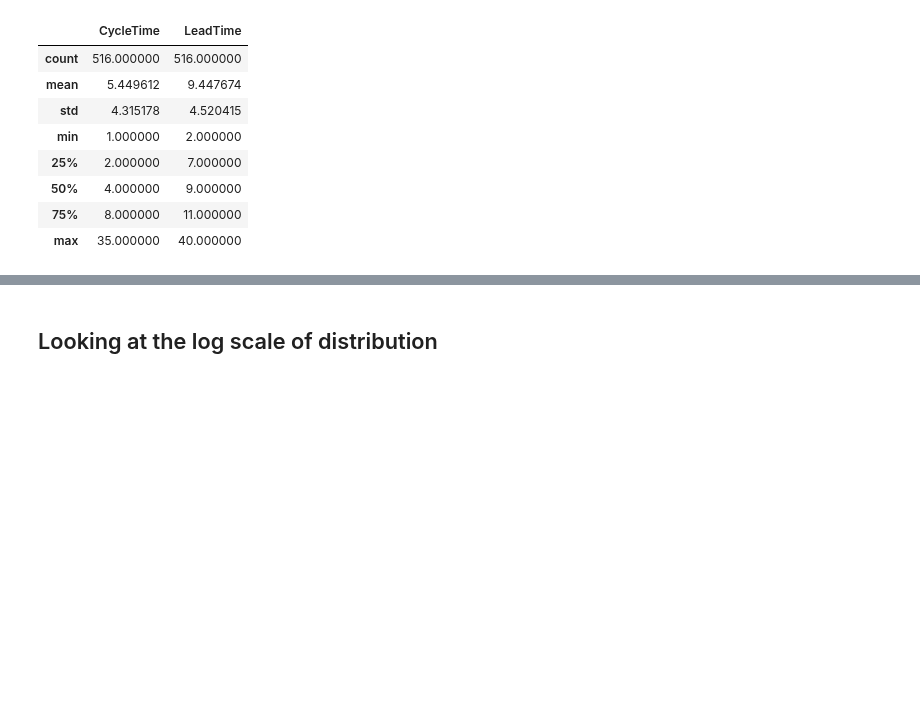
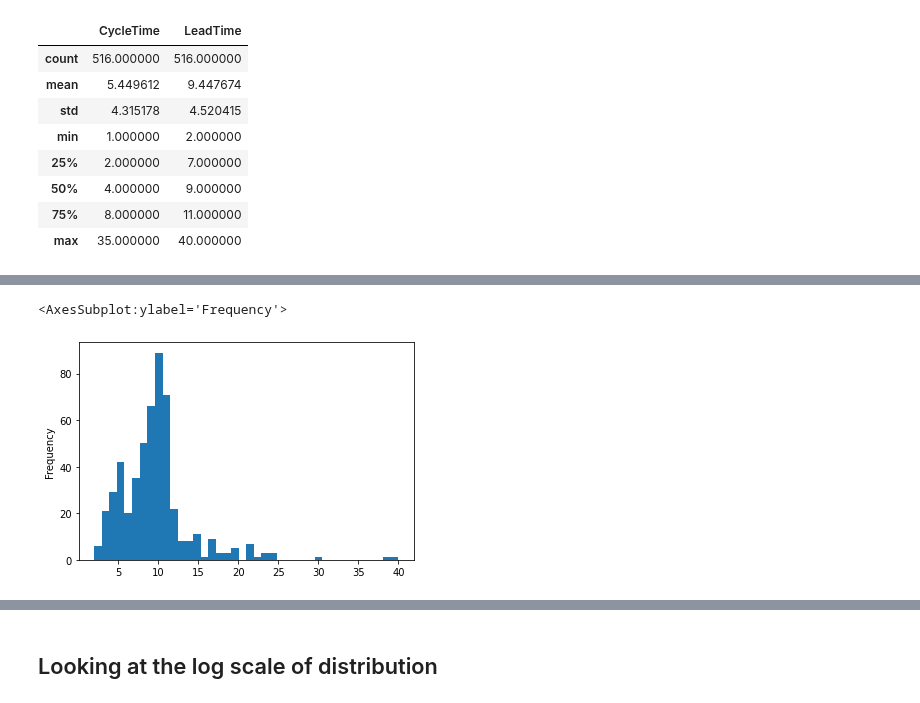
Before and after one commit to zkavtaskin/Lead-Time-Driven-Delivery-Simulation, a Jupyter notebook: Notebook/LittlePower.ipynb, the cells around one changed output, grey strips where cells are left out. Drawn from its saved outputs; the diff is of its cells as text; code cells hidden in the pictures; blank space fills up the shorter version.

```diff
--- a/Notebook/LittlePower.ipynb
+++ b/Notebook/LittlePower.ipynb
@@ -56,0 +43,5 @@ dtype: float64
+# %%
+sprints["LeadTime"].plot(kind="hist", bins=40)
+# %% [output]
+<AxesSubplot:ylabel='Frequency'>
+[figure, added]
```
Also changed, not shown: parts of 9 cells of this notebook.
